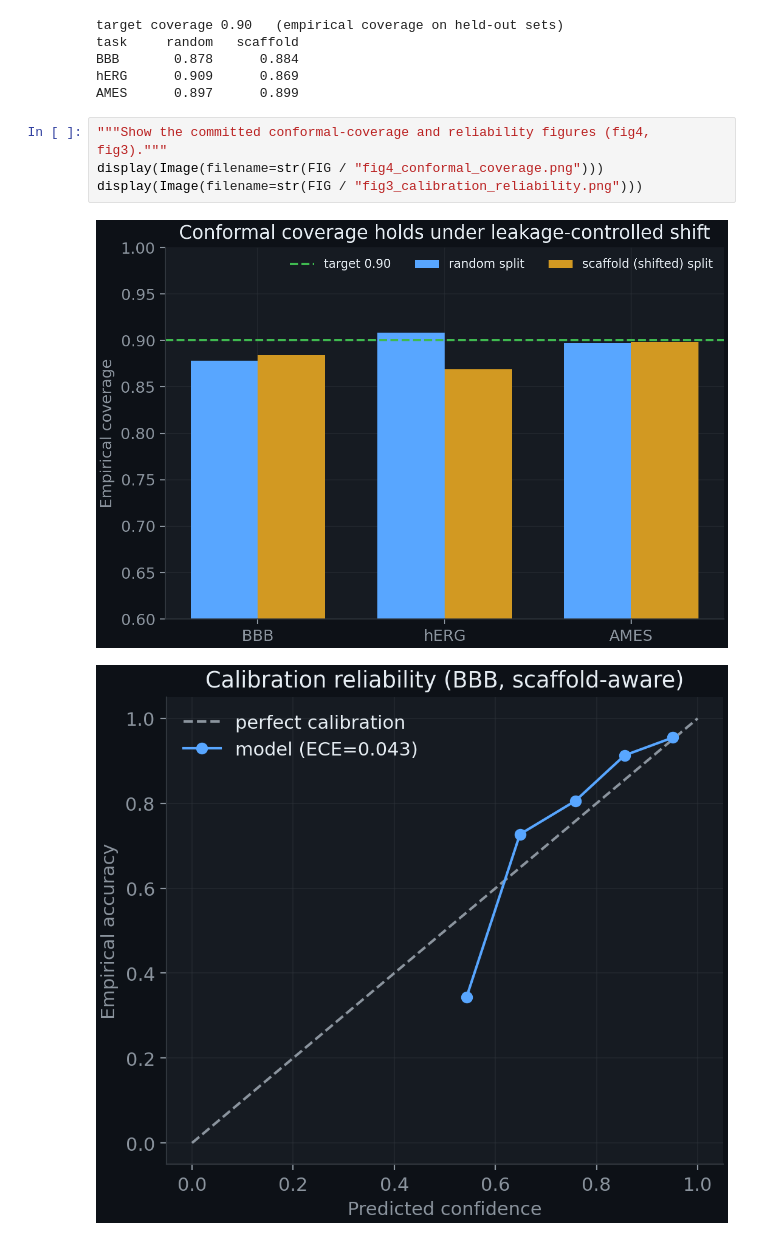
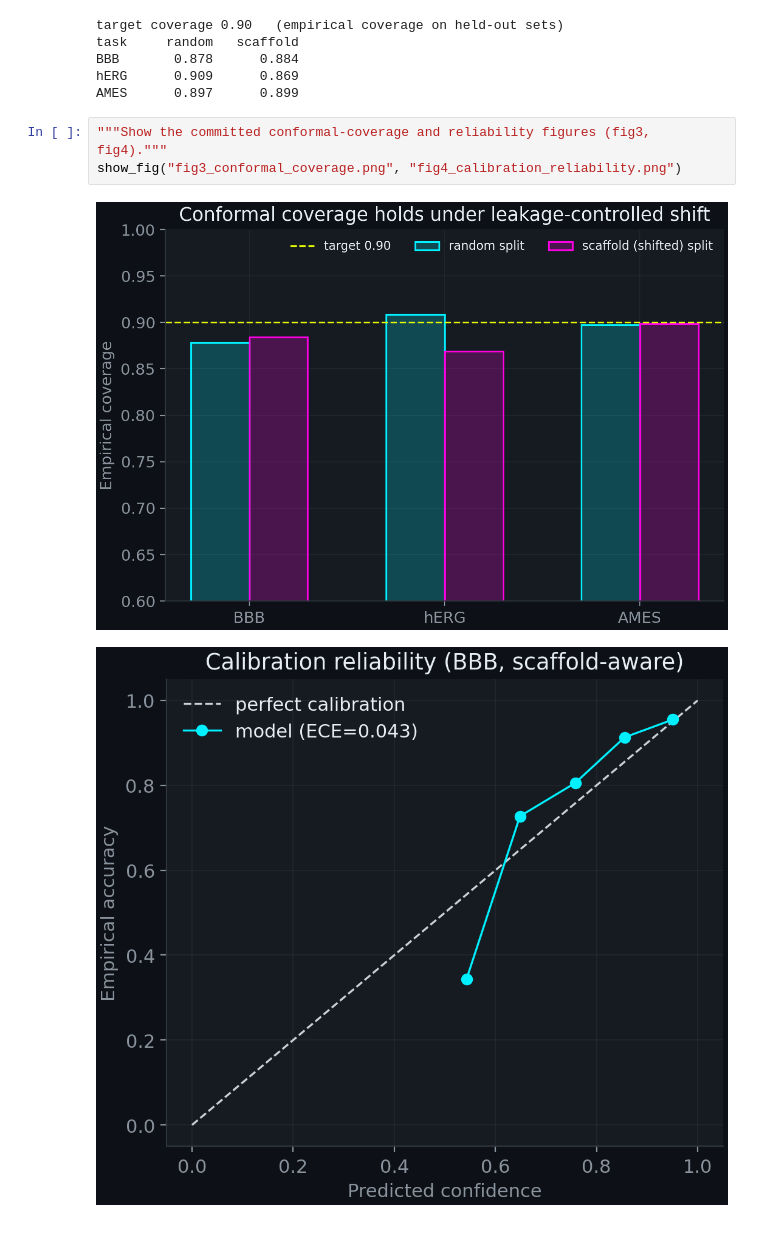
Before and after one commit to snptx1/snptx-repro-discovery, a Jupyter notebook: notebooks/walkthrough_calibrated_sequential_discovery.ipynb, the cells around one changed output. Drawn from its saved outputs; the diff is of its cells as text.

Commit message:
preprint: content updates for renumbered figures, theme refinements, re-executed notebook
Co-authored-by: Copilot <223556219+Copilot@users.noreply.github.com>

```diff
--- a/notebooks/walkthrough_calibrated_sequential_discovery.ipynb
+++ b/notebooks/walkthrough_calibrated_sequential_discovery.ipynb
@@ -267,10 +389,9 @@ BBB       0.878      0.884
 hERG      0.909      0.869
 AMES      0.897      0.899
 # %%
-"""Show the committed conformal-coverage and reliability figures (fig4, fig3)."""
-display(Image(filename=str(FIG / "fig4_conformal_coverage.png")))
-display(Image(filename=str(FIG / "fig3_calibration_reliability.png")))
+"""Show the committed conformal-coverage and reliability figures (fig3, fig4)."""
+show_fig("fig3_conformal_coverage.png", "fig4_calibration_reliability.png")
 # %% [output]
-[figure, old version]
+[figure, new version]
-[figure, old version]
+[figure, new version]
 # %% [markdown]
```
Also changed, not shown: parts of 25 cells of this notebook, 17 other files.
